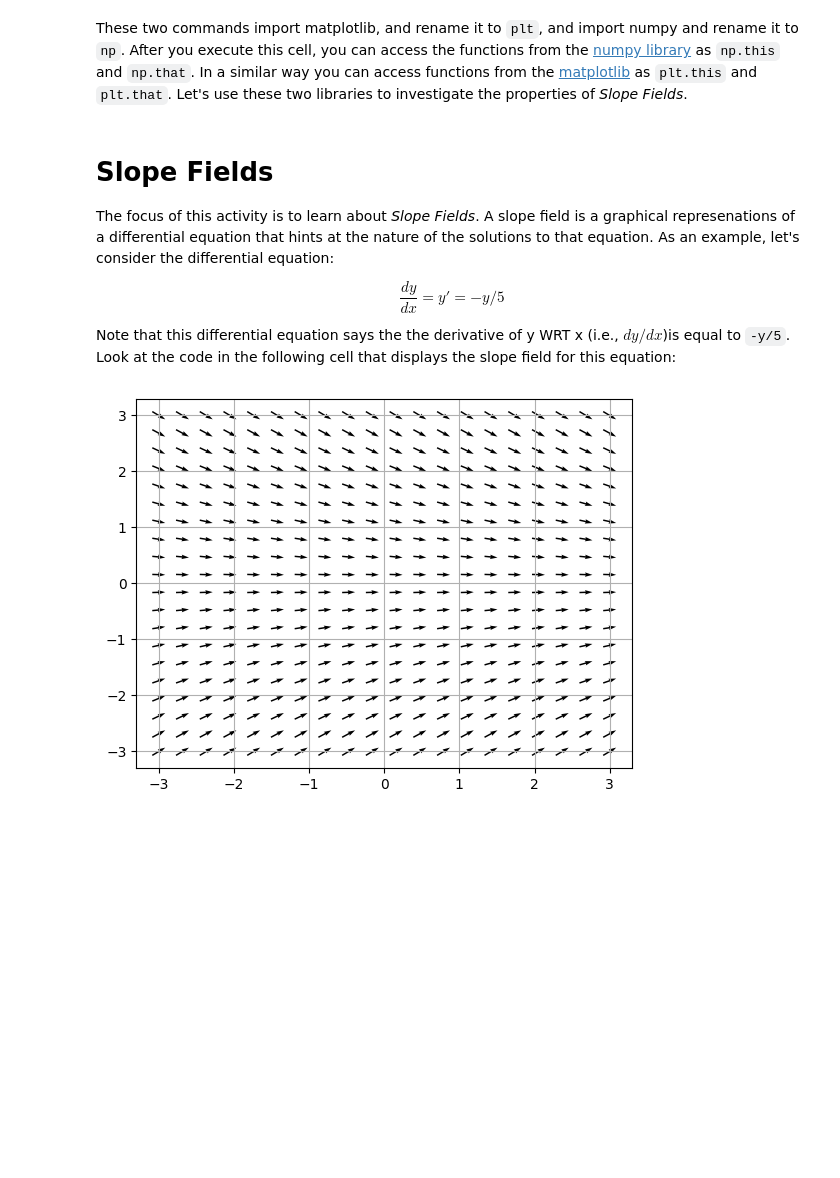
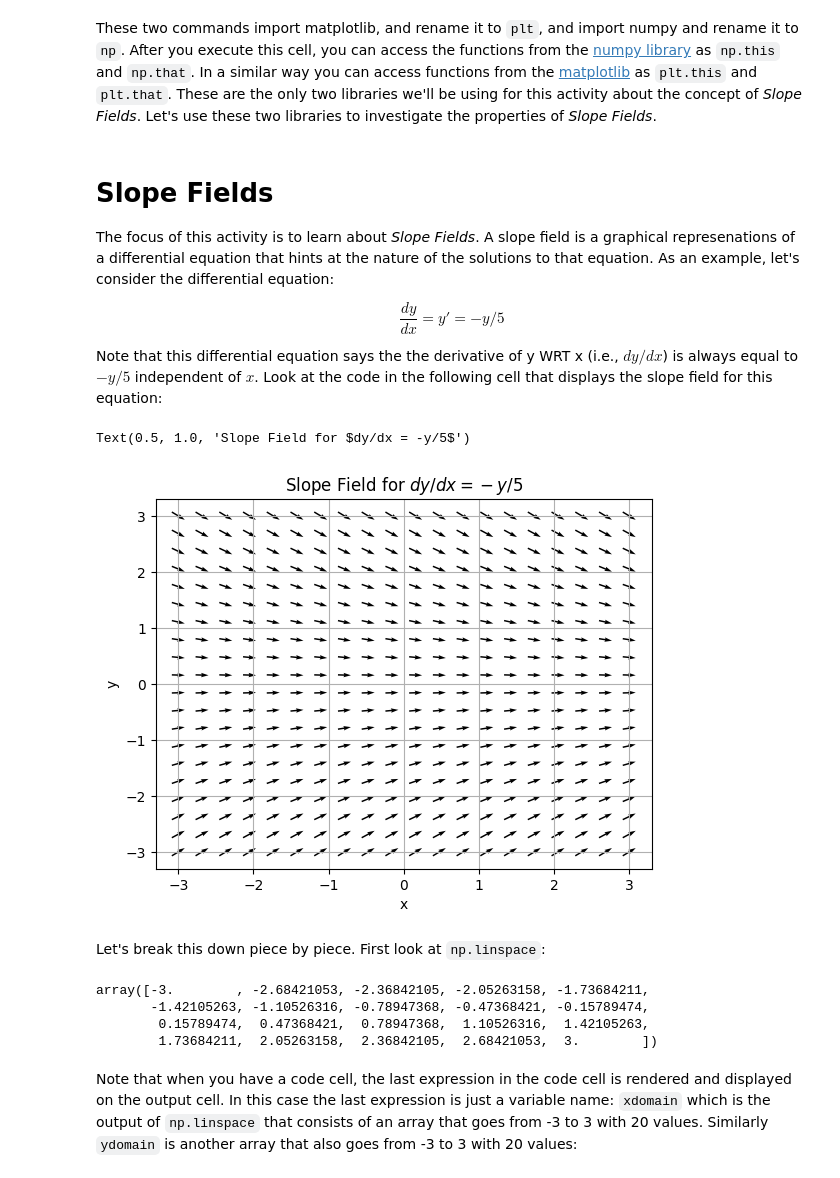
Before and after one commit to 201820-SWEN-230/MATH-330-Activities, a Jupyter notebook: Activity1_SlopeFields.ipynb, the cells around one changed output. Drawn from its saved outputs; the diff is of its cells as text; code cells hidden in the pictures; blank space fills up the shorter version.

```diff
--- a/Activity1_SlopeFields.ipynb
+++ b/Activity1_SlopeFields.ipynb
@@ -22,7 +52,7 @@ Cells that contain code sometimes need to import functions to execute that code.
 import matplotlib.pyplot as plt
 import numpy as np
 # %% [markdown]
-These two commands import matplotlib, and rename it to `plt`, and import numpy and rename it to `np`. After you execute this cell, you can access the functions from the [numpy library](https://numpy.org/) as `np.this` and `np.that`. In a similar way you can access functions from the [matplotlib](https://matplotlib.org) as `plt.this` and `plt.that`. Let's use these two libraries to investigate the properties of *Slope* *Fields*.
+These two commands import matplotlib, and rename it to `plt`, and import numpy and rename it to `np`. After you execute this cell, you can access the functions from the [numpy library](https://numpy.org/) as `np.this` and `np.that`. In a similar way you can access functions from the [matplotlib](https://matplotlib.org) as `plt.this` and `plt.that`. These are the only two libraries we'll be using for this activity about the concept of *Slope* *Fields*. Let's use these two libraries to investigate the properties of *Slope* *Fields*.
 # %% [markdown]
 
 # Slope Fields
@@ -31,12 +61,33 @@ The focus of this activity is to learn about *Slope* *Fields*. A slope field is
 
 $$ \frac{dy}{dx} = y' = - y/5 $$
 
-Note that this differential equation says the the derivative of y WRT x (i.e., $dy/dx$)is equal to `-y/5`. Look at the code in the following cell that displays the slope field for this equation:
+Note that this differential equation says the the derivative of y WRT x (i.e., $dy/dx$) is always equal to $-y/5$ independent of $x$. Look at the code in the following cell that displays the slope field for this equation:
 # %%
-x,y = np.meshgrid(np.linspace(-3,3,20),np.linspace(-3,3,20))
+xdomain = np.linspace(-3,3,20)
+ydomain = np.linspace(-3,3,20)
+
+x,y = np.meshgrid(xdomain, ydomain)
+
 u = 1
 v = -y/5
+
 plt.quiver(x,y,u,v,pivot='mid')
 plt.grid()
+plt.xlabel("x")
+plt.ylabel("y")
+plt.title("Slope Field for $dy/dx = -y/5$")
 # %% [output]
+Text(0.5, 1.0, 'Slope Field for $dy/dx = -y/5$')
-[figure, old version]
+[figure, new version]
+# %% [markdown]
+Let's break this down piece by piece. First look at `np.linspace`:
+# %%
+xdomain = np.linspace(-3,3,20)
+xdomain
+# %% [output]
+array([-3.        , -2.68421053, -2.36842105, -2.05263158, -1.73684211,
+       -1.42105263, -1.10526316, -0.78947368, -0.47368421, -0.15789474,
+        0.15789474,  0.47368421,  0.78947368,  1.10526316,  1.42105263,
+        1.73684211,  2.05263158,  2.36842105,  2.68421053,  3.        ])
+# %% [markdown]
+Note that when you have a code cell, the last expression in the code cell is rendered and displayed on the output cell. In this case the last expression is just a variable name: `xdomain` which is the output of `np.linspace` that consists of an array that goes from -3 to 3 with 20 values. Similarly `ydomain` is another array that also goes from -3 to 3 with 20 values:
```
Also changed, not shown: parts of 6 cells of this notebook.
